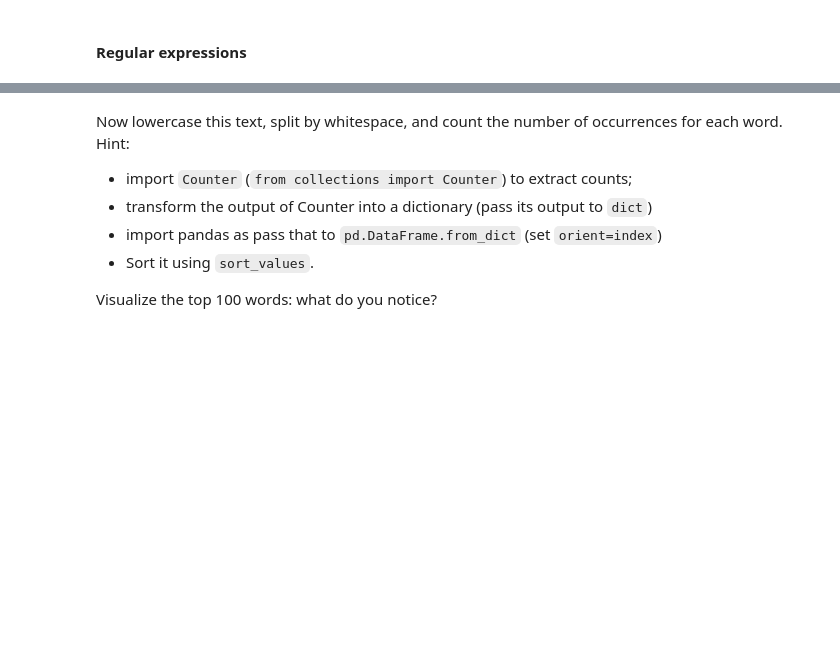
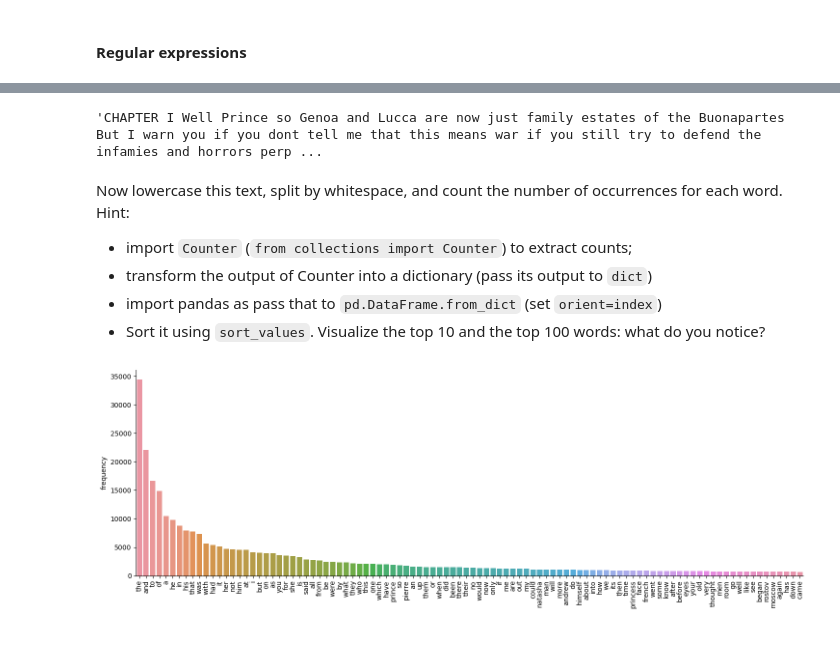
Before and after one commit to CHCAA-EDUX/NLP-AU, a Jupyter notebook: nbs/classroom_01.ipynb, the cells around one changed output, grey strips where cells are left out. Saved outputs shown, nothing was run; the diff lists cells and outputs as text; code cells hidden in the pictures; blank space fills up the shorter version.

```diff
--- a/nbs/classroom_01.ipynb
+++ b/nbs/classroom_01.ipynb
@@ -148,0 +233,3 @@ After reading the file with `read`, replace all newlines (`\n`) with whitespaces
+# %%
+text_no_newlines = re.sub('\n', ' ', text)
+text_no_newlines = re.sub(' +', ' ', text_no_newlines)
@@ -149,3 +240,9 @@ After reading the file with `read`, replace all newlines (`\n`) with whitespaces
+# %%
+text_no_alphanumeric = re.sub(r'[^A-Za-z0-9 ]+', '', text_no_newlines)
+# %%
+text_no_alphanumeric[:200]
+# %% [output]
+'CHAPTER I Well Prince so Genoa and Lucca are now just family estates of the Buonapartes But I warn you if you dont tell me that this means war if you still try to defend the infamies and horrors perp ...
 # %% [markdown]
 Now lowercase this text, split by whitespace, and count the number of occurrences for each word.
 Hint:
@@ -153,6 +250,4 @@ Hint:
 - transform the output of Counter into a dictionary (pass its output to `dict`)
 - import pandas as pass that to `pd.DataFrame.from_dict` (set `orient=index`)
 - Sort it using `sort_values`.
-
-
-Visualize the top 100 words: what do you notice?
+Visualize the top 10 and the top 100 words: what do you notice?
@@ -161,2 +254,20 @@ Visualize the top 100 words: what do you notice?
+# %%
+new_text = text_no_alphanumeric.lower()
+counts = dict(Counter(new_text.split()))
+# %%
+import pandas as pd
+data = pd.DataFrame.from_dict(data=counts,
+                              orient='index').sort_values(by=0,
+                                                          ascending=False).reset_index()
+# %%
+import seaborn as sns
+from matplotlib import pyplot as plt
+sns.catplot(data=data.head(n=100), x='index', y=0, kind='bar', height=5, aspect=3)
+plt.xticks(rotation=90)
+plt.xlabel('')
+plt.ylabel('frequency')
+plt.show()
+# %% [output]
+[figure, added]
 # %% [markdown]
 ####
```
Also changed, not shown: parts of 30 cells of this notebook, 1 other file.
